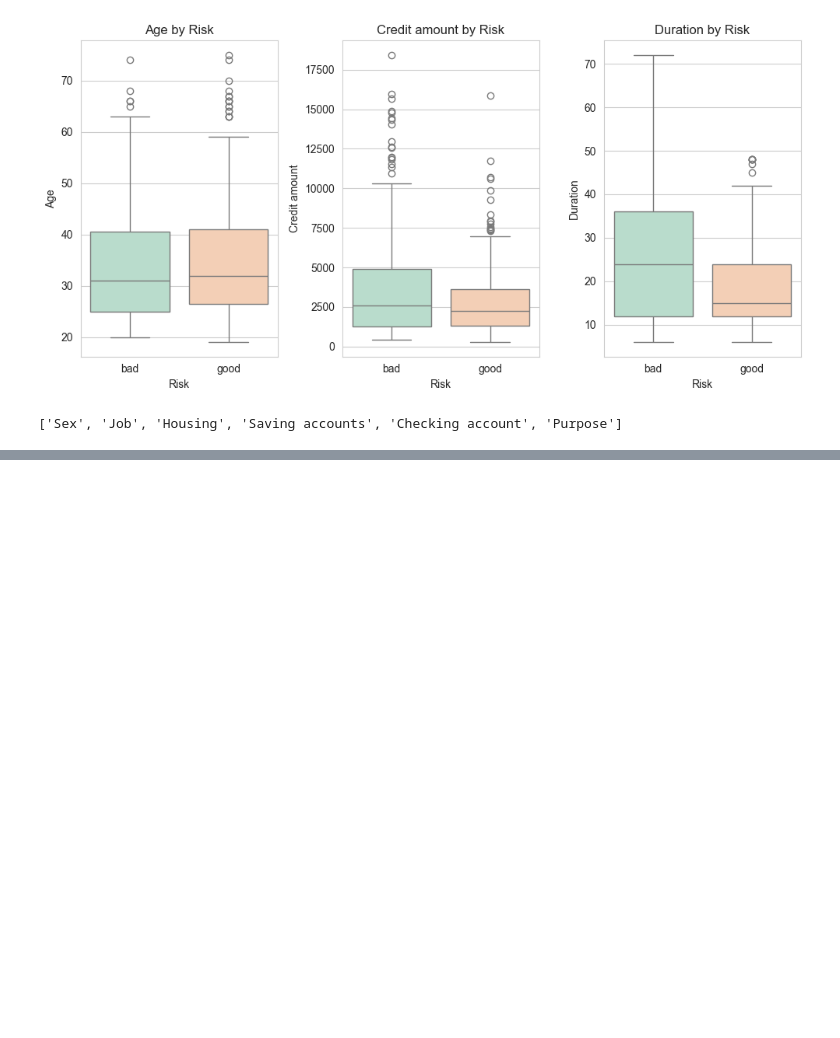
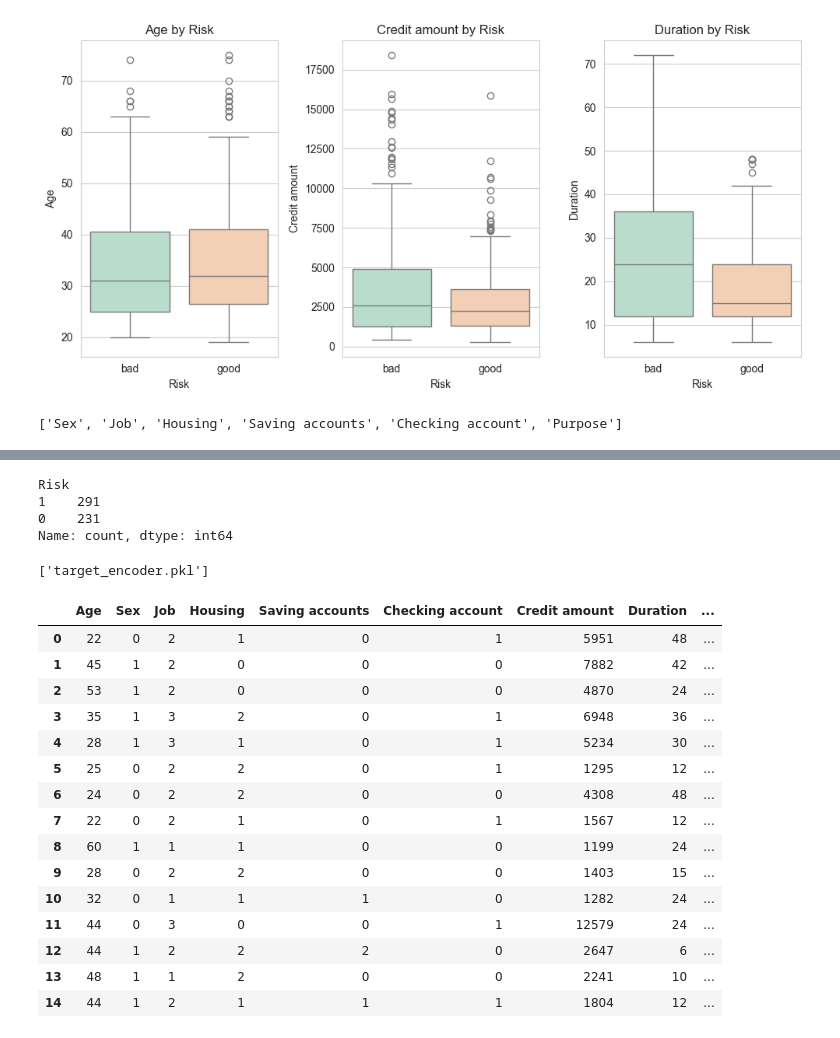
Before and after one commit to Ujjawal-Bisht/credit_score_analyzer, a Jupyter notebook: notebooks/pre_processing.ipynb, the cells around one changed output, grey strips where cells are left out. Cells and saved outputs as stored; diff of their text form; code cells hidden in the pictures; blank space fills up the shorter version.

```diff
--- a/notebooks/pre_processing.ipynb
+++ b/notebooks/pre_processing.ipynb
@@ -395,0 +408,2 @@ categorical_cols
+# %%
+df_model = df[features + [target]].copy()
@@ -395,0 +431,7 @@ categorical_cols
+# %%
+cat_cols = df_model.select_dtypes(include=['object', 'string']).columns.drop("Risk")
+
+# Label Encoder Dictionary
+le_dict = {}
+
+cat_cols
@@ -395,0 +440,14 @@ categorical_cols
+# %%
+for col in cat_cols:
+    le = LabelEncoder()
+    df_model[col] = le.fit_transform(df_model[col])
+    le_dict[col] = le
+
+    joblib.dump(le, f"{col}_encoder.pkl")
+# %%
+le_target = LabelEncoder()
+
+df_model[target] = le_target.fit_transform(df_model[target])
+
+df_model[target]
+# 0 -> Bad (Higher Risk) ; 1 -> Good (Low Risk)
@@ -395,0 +467,30 @@ categorical_cols
+# %%
+df_model[target].value_counts()
+# %% [output]
+Risk
+1    291
+0    231
+Name: count, dtype: int64
+# %%
+joblib.dump(le_target, 'target_encoder.pkl')
+# %% [output]
+['target_encoder.pkl']
+# %%
+df_model.head(15)
+# %% [output]
+|  | Age | Sex | Job | Housing | Saving accounts | Checking account | Credit amount | Duration | ... |
+| 0 | 22 | 0 | 2 | 1 | 0 | 1 | 5951 | 48 | ... |
+| 1 | 45 | 1 | 2 | 0 | 0 | 0 | 7882 | 42 | ... |
+| 2 | 53 | 1 | 2 | 0 | 0 | 0 | 4870 | 24 | ... |
+| 3 | 35 | 1 | 3 | 2 | 0 | 1 | 6948 | 36 | ... |
+| 4 | 28 | 1 | 3 | 1 | 0 | 1 | 5234 | 30 | ... |
+| 5 | 25 | 0 | 2 | 2 | 0 | 1 | 1295 | 12 | ... |
+| 6 | 24 | 0 | 2 | 2 | 0 | 0 | 4308 | 48 | ... |
+| 7 | 22 | 0 | 2 | 1 | 0 | 1 | 1567 | 12 | ... |
+| 8 | 60 | 1 | 1 | 1 | 0 | 0 | 1199 | 24 | ... |
+| 9 | 28 | 0 | 2 | 2 | 0 | 0 | 1403 | 15 | ... |
+| 10 | 32 | 0 | 1 | 1 | 1 | 0 | 1282 | 24 | ... |
+| 11 | 44 | 0 | 3 | 0 | 0 | 1 | 12579 | 24 | ... |
+| 12 | 44 | 1 | 2 | 2 | 2 | 0 | 2647 | 6 | ... |
+| 13 | 48 | 1 | 1 | 2 | 0 | 0 | 2241 | 10 | ... |
+| 14 | 44 | 1 | 2 | 1 | 1 | 1 | 1804 | 12 | ... |
```
Also changed, not shown: parts of 13 cells of this notebook, 6 other files.
